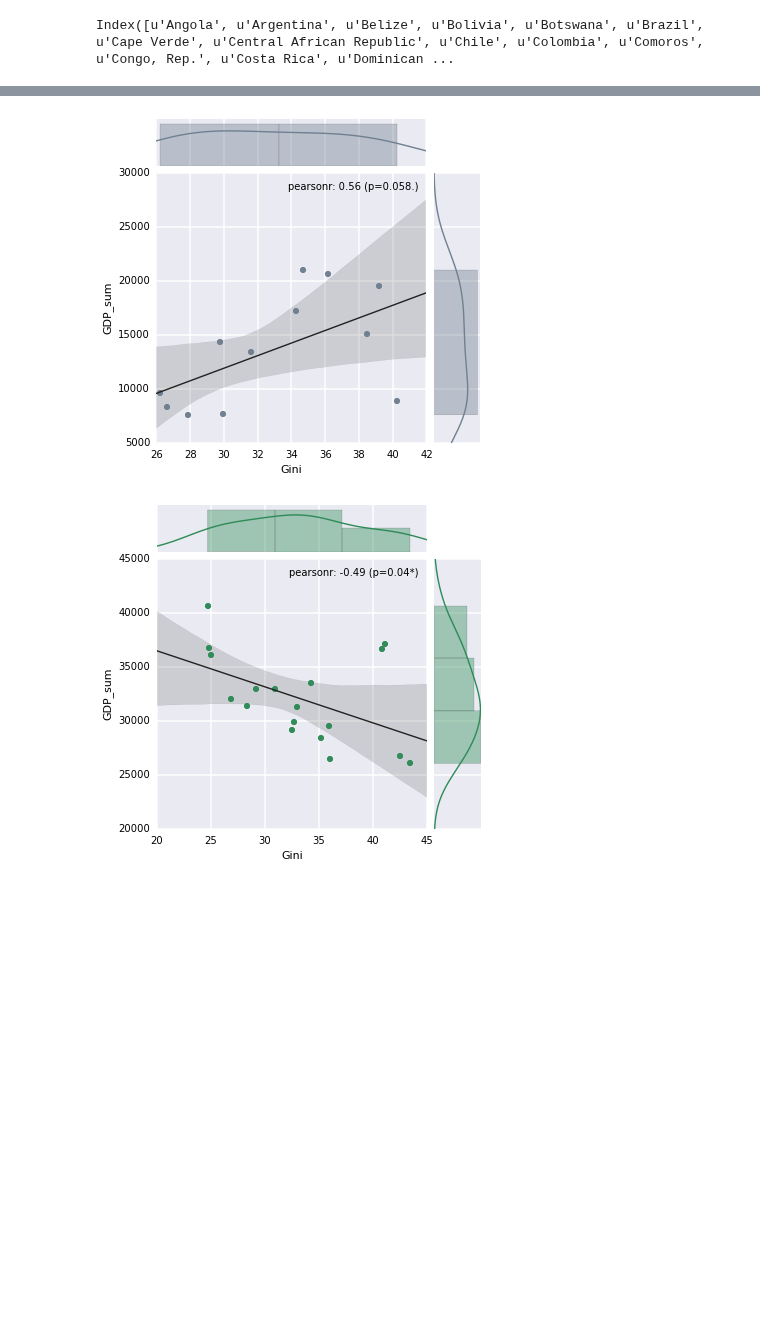
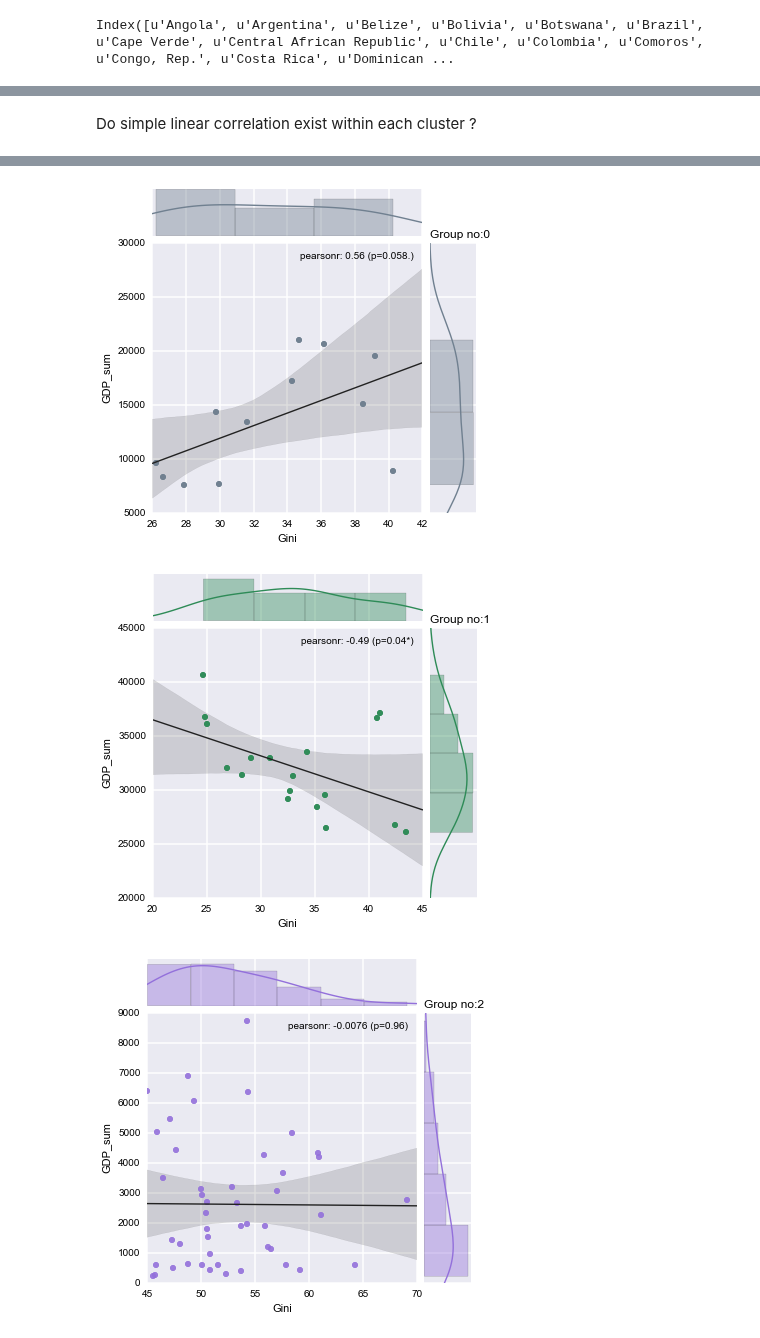
Before and after one commit to giulioungaretti/stats2013, a Jupyter notebook: Project2/Clustering.ipynb, the cells around one changed output, grey strips where cells are left out. Cells and saved outputs as stored; diff of their text form; code cells hidden in the pictures; blank space fills up the shorter version.

Commit message:
added vicent vis for clustering with k-means

```diff
--- a/Project2/Clustering.ipynb
+++ b/Project2/Clustering.ipynb
@@ -2,7 +2,8 @@
 %pylab inline
 import pandas as pd
 from sklearn.cluster import KMeans
-rcParams['figure.figsize'] = 8, 5 #in inches
+from  sklearn.metrics.cluster.unsupervised import _nearest_cluster_distance
+rcParams['figure.figsize'] = 10, 5 #in inches
 matplotlib.rcParams.update({'font.size': 14})
 import seaborn as sns
 # %% [output]
@@ -43,3 +45,5 @@ ax.set_xlabel(r'<Gini index>$_{year: %.i - %.i }$ '%(1990,2010))
+# %%
+data['counts'] = y_pred
 # %%
 data.index[y_pred==0]
 # %% [output]
@@ -59,10 +65,11 @@ Index([u'Afghanistan', u'Albania', u'Algeria', u'Armenia', u'Azerbaijan', u'Bang
+# %% [markdown]
+Do simple linear correlation exist within each cluster ?
 # %%
-props = [0,1]
-colors = ['slategray','seagreen']
+props = [0,1,2,3] #group 4 excluded, poor statistic and obvious.
+colors = ['slategray','seagreen','MediumPurple','dodgerblue']
 for prop, color in zip(props,colors):
-
     df = pd.DataFrame(data.GDP_sum[y_pred==prop],index=data.index[y_pred==prop].values)
     df['Gini'] = data.Gini[y_pred==prop]
-    df.head()
-    sns.regplot('Gini','GDP_sum',df , color=color)
+    ax = sns.regplot('Gini','GDP_sum',df, color=color )
+    title('Group no:{0}'.format(prop), loc='left')
 # %% [output]
@@ -69,2 +80,3 @@ for prop, color in zip(props,colors):
-[figure, old version]
+[figure, new version]
-[figure, old version]
+[figure, new version]
+[figure, added]
```
Also changed, not shown: parts of 20 cells of this notebook, 1 other file.
